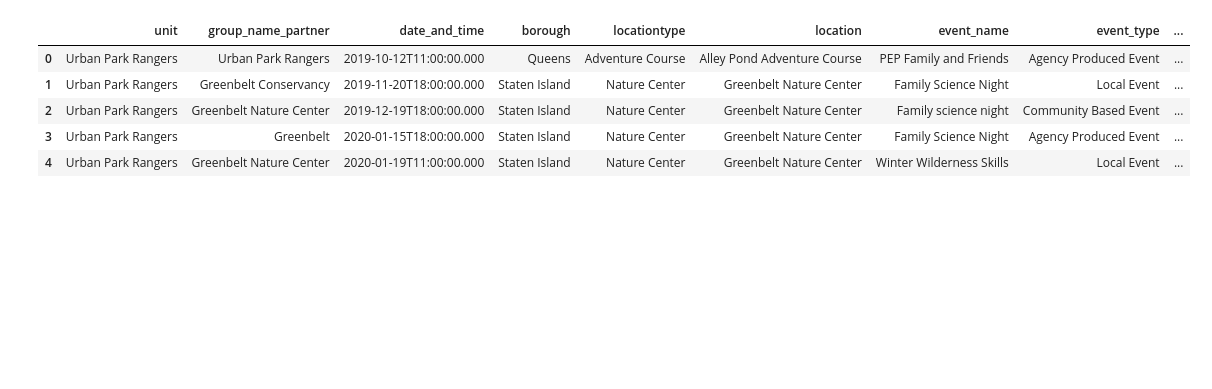
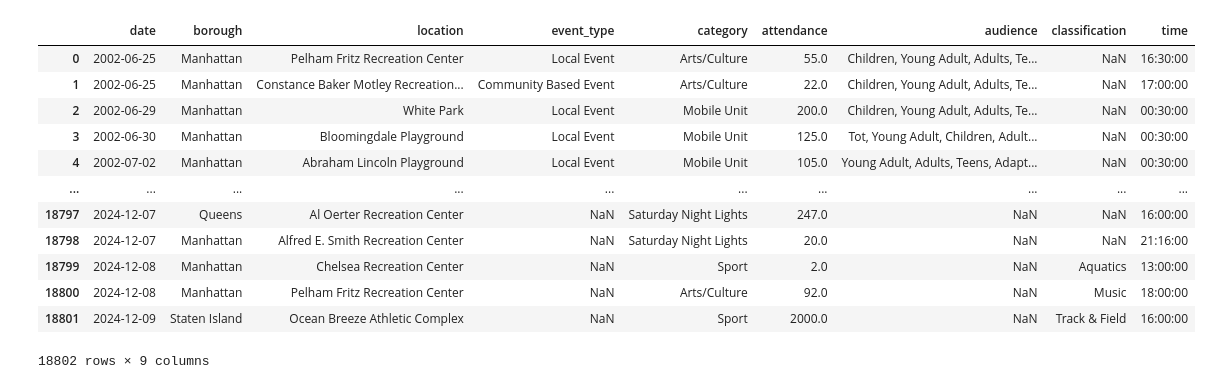
Before and after one commit to MaimunaBawa/Phase-1-Portfolio-Project, a Jupyter notebook: Garry/Garry.NoteBook.ipynb, the cells around one changed output. Drawn from its saved outputs; the diff is of its cells as text; code cells hidden in the pictures; blank space fills up the shorter version.

```diff
--- a/Garry/Garry.NoteBook.ipynb
+++ b/Garry/Garry.NoteBook.ipynb
@@ -1,13 +1,25 @@
 # %%
 import pandas as pd
 import os
+import matplotlib.pyplot as plt
+import seaborn as sns
+import numpy as np
+
 df=pd.read_csv('../csv/nyc_all_parks_special_event.csv')
+df2= pd.read_csv('../csv/nyc_all_parks_filtered.csv')
-# %%
-df.head()
-# %% [output]
-|  | unit | group_name_partner | date_and_time | borough | locationtype | location | event_name | event_type | ... |
-| 0 | Urban Park Rangers | Urban Park Rangers | 2019-10-12T11:00:00.000 | Queens | Adventure Course | Alley Pond Adventure Course | PEP Family and Friends | Agency Produced Event | ... |
-| 1 | Urban Park Rangers | Greenbelt Conservancy | 2019-11-20T18:00:00.000 | Staten Island | Nature Center | Greenbelt Nature Center | Family Science Night | Local Event | ... |
-| 2 | Urban Park Rangers | Greenbelt Nature Center | 2019-12-19T18:00:00.000 | Staten Island | Nature Center | Greenbelt Nature Center | Family science night | Community Based Event | ... |
-| 3 | Urban Park Rangers | Greenbelt | 2020-01-15T18:00:00.000 | Staten Island | Nature Center | Greenbelt Nature Center | Family Science Night | Agency Produced Event | ... |
-| 4 | Urban Park Rangers | Greenbelt Nature Center | 2020-01-19T11:00:00.000 | Staten Island | Nature Center | Greenbelt Nature Center | Winter Wilderness Skills | Local Event | ... |
+# %%
+df2
+# %% [output]
+|  | date | borough | location | event_type | category | attendance | audience | classification | time |
+| 0 | 2002-06-25 | Manhattan | Pelham Fritz Recreation Center | Local Event | Arts/Culture | 55.0 | Children, Young Adult, Adults, Te... | NaN | 16:30:00 |
+| 1 | 2002-06-25 | Manhattan | Constance Baker Motley Recreation... | Community Based Event | Arts/Culture | 22.0 | Children, Young Adult, Adults, Te... | NaN | 17:00:00 |
+| 2 | 2002-06-29 | Manhattan | White Park | Local Event | Mobile Unit | 200.0 | Children, Young Adult, Adults, Te... | NaN | 00:30:00 |
+| 3 | 2002-06-30 | Manhattan | Bloomingdale Playground | Local Event | Mobile Unit | 125.0 | Tot, Young Adult, Children, Adult... | NaN | 00:30:00 |
+| 4 | 2002-07-02 | Manhattan | Abraham Lincoln Playground | Local Event | Mobile Unit | 105.0 | Young Adult, Adults, Teens, Adapt... | NaN | 00:30:00 |
+| ... | ... | ... | ... | ... | ... | ... | ... | ... | ... |
+| 18797 | 2024-12-07 | Queens | Al Oerter Recreation Center | NaN | Saturday Night Lights | 247.0 | NaN | NaN | 16:00:00 |
+| 18798 | 2024-12-07 | Manhattan | Alfred E. Smith Recreation Center | NaN | Saturday Night Lights | 20.0 | NaN | NaN | 21:16:00 |
+| 18799 | 2024-12-08 | Manhattan | Chelsea Recreation Center | NaN | Sport | 2.0 | NaN | Aquatics | 13:00:00 |
+| 18800 | 2024-12-08 | Manhattan | Pelham Fritz Recreation Center | NaN | Arts/Culture | 92.0 | NaN | Music | 18:00:00 |
+| 18801 | 2024-12-09 | Staten Island | Ocean Breeze Athletic Complex | NaN | Sport | 2000.0 | NaN | Track & Field | 16:00:00 |
+18802 rows × 9 columns
```
Also changed, not shown: parts of 4 cells of this notebook.
